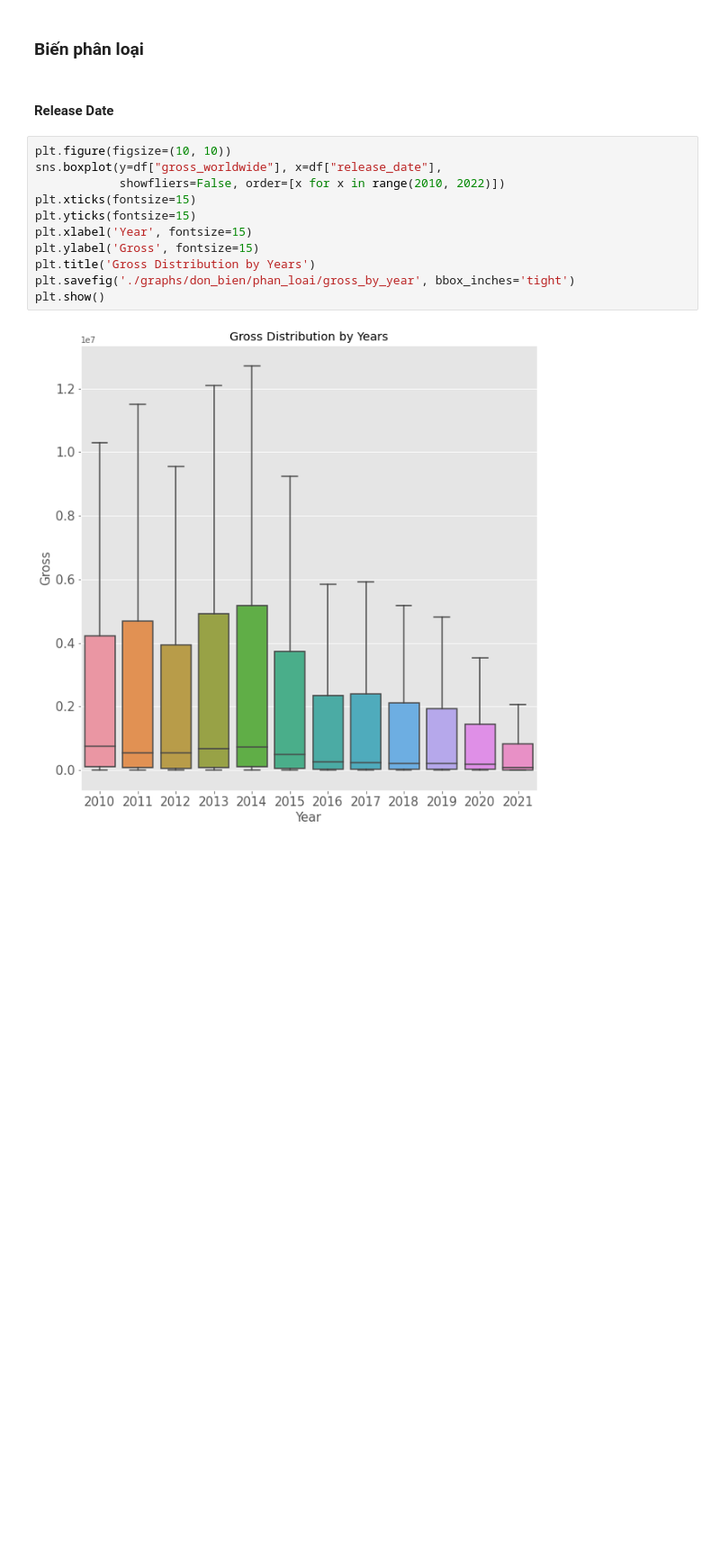
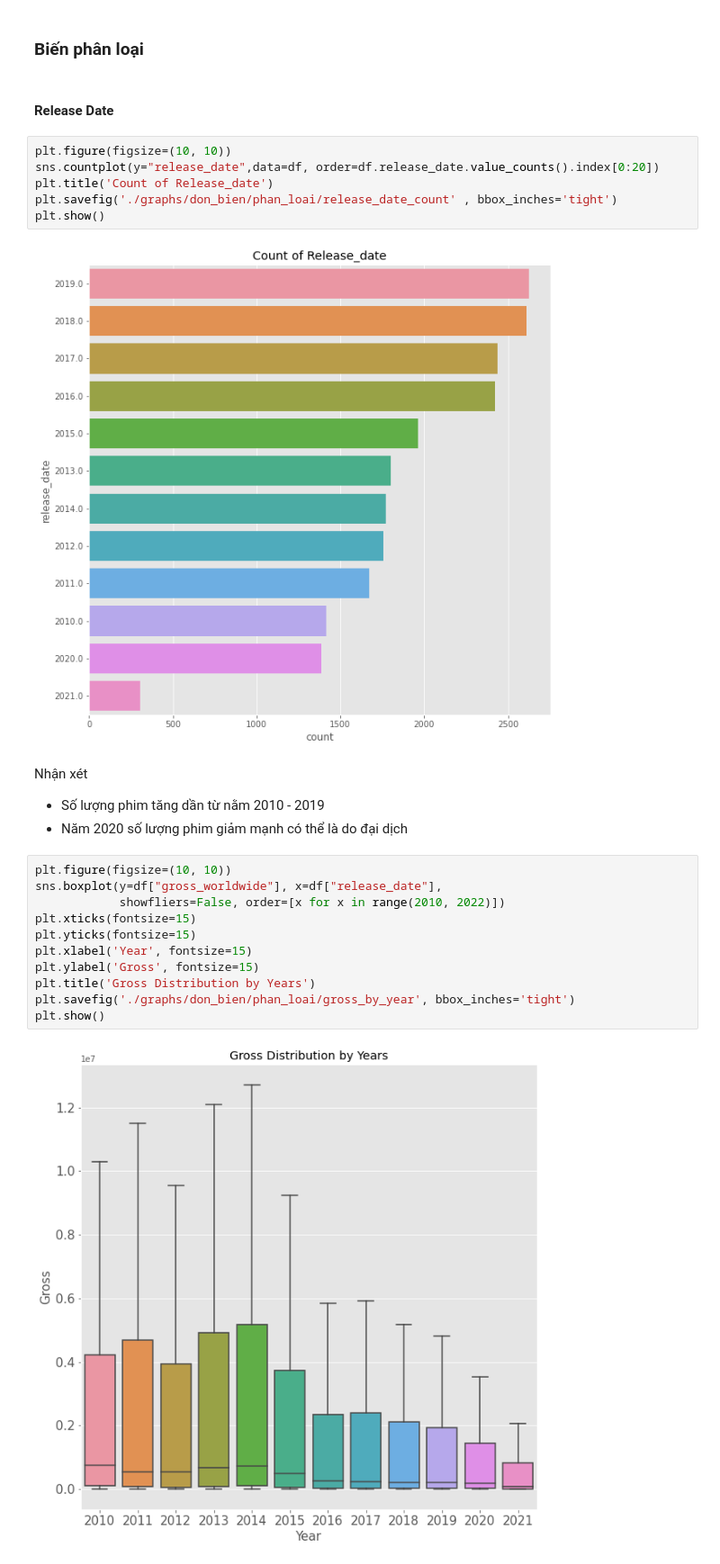
Before and after one commit to icyj1003/imdb-movies-gross, a Jupyter notebook: eda - final.ipynb, the cells around one changed output. Shown at 90% size. Drawn from its saved outputs; the diff is of its cells as text; blank space fills up the shorter version.

```diff
--- a/eda - final.ipynb
+++ b/eda - final.ipynb
@@ -169,6 +169,19 @@ dtype: float64
 ### Biến phân loại
 # %% [markdown]
 #### Release Date
+# %%
+plt.figure(figsize=(10, 10))
+sns.countplot(y="release_date",data=df, order=df.release_date.value_counts().index[0:20])
+plt.title('Count of Release_date')
+plt.savefig('./graphs/don_bien/phan_loai/release_date_count' , bbox_inches='tight')
+plt.show()
+# %% [output]
+[figure, added]
+# %% [markdown]
+Nhận xét
+
+- Số lượng phim tăng dần từ nằm 2010 - 2019
+- Năm 2020 số lượng phim giảm mạnh có thể là do đại dịch
 # %%
 plt.figure(figsize=(10, 10))
 sns.boxplot(y=df["gross_worldwide"], x=df["release_date"],
```
Also changed, not shown: parts of 26 cells of this notebook, 19 other files.
